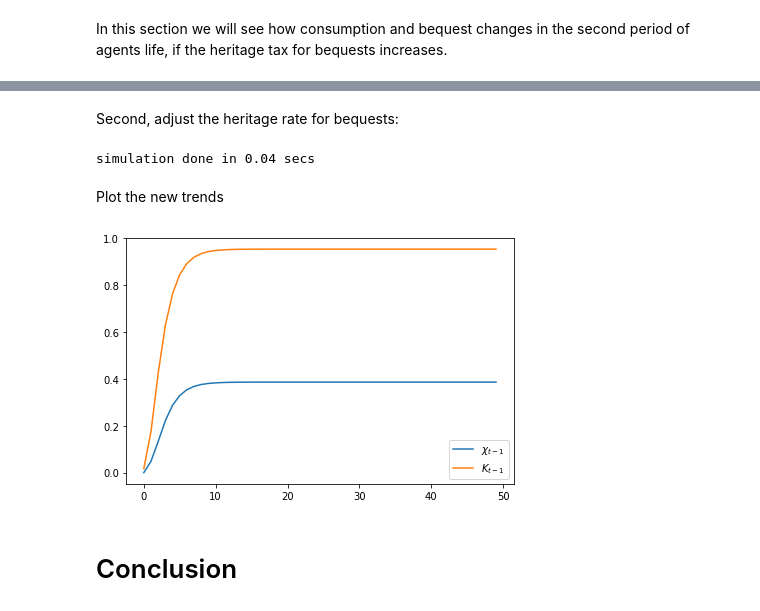
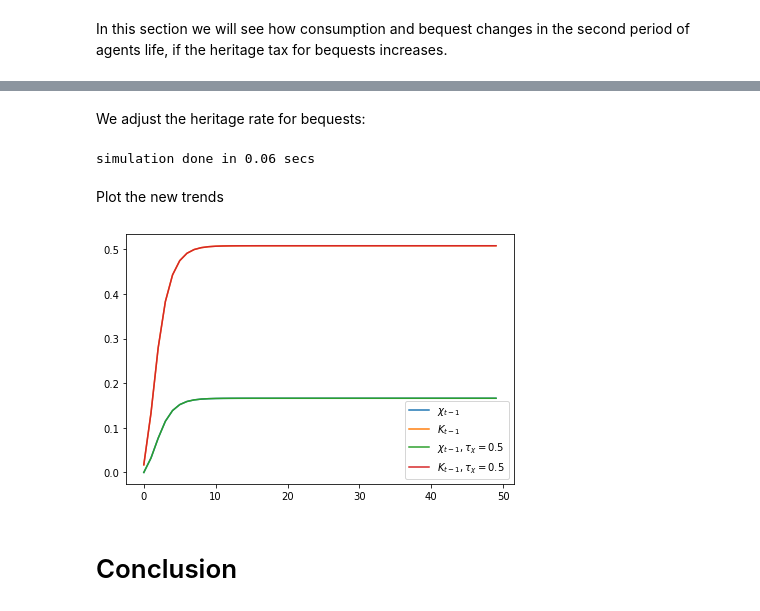
Before and after one commit to NumEconCopenhagen/projects-2023-f-m-r-23, a Jupyter notebook: modelproject/modelproject.ipynb, the cells around one changed output, grey strips where cells are left out. Cells and saved outputs as stored; diff of their text form; code cells hidden in the pictures.

```diff
--- a/modelproject/modelproject.ipynb
+++ b/modelproject/modelproject.ipynb
@@ -212,6 +213,9 @@ K_ss_model1 = sim.K_lag[-1]
 B_ss = sim.B_lag[-1]
 G_ss = sim.G[-1]
 chi_SS = sim.chi[-1]
+
+chi_base = model.sim.chi_lag
+k_base = model.sim.K_lag
 # %% [markdown]
 You can always solve a model numerically.
 
@@ -309,14 +302,14 @@ fig.tight_layout()
 # %% [markdown]
-Second, adjust the heritage rate for bequests:
+We adjust the heritage rate for bequests:
 # %%
 par = model.par # SimpeNamespace
 sim = model.sim # SimpeNamespace
 
 
 # c. government
-par.tau_w = 0.001
+par.tau_w = 0.0
 par.tau_r = 0.0
-par.tau_gamma = 0.0
+par.tau_gamma = 0.5
 
 sim.balanced_budget[:] = True # G changes to achieve this
 
@@ -326,18 +319,21 @@ par.K_lag_ini = 0.1*K_ss
 
 model.simulate()
 # %% [output]
-simulation done in 0.04 secs
+simulation done in 0.06 secs
 # %% [markdown]
 Plot the new trends
 # %%
 fig = plt.figure(figsize=(6,6/1.5))
 ax = fig.add_subplot(1,1,1)
-ax.plot(model.sim.chi_lag,label=r'$\chi_{t-1}$')
-ax.plot(model.sim.K_lag,label=r'$K_{t-1}$')
+ax.plot(chi_base,label=r'$\chi_{t-1}$')
+ax.plot(k_base,label=r'$K_{t-1}$')
+ax.plot(model.sim.chi_lag,label=r'$\chi_{t-1}, \tau_{\chi}=0.5$')
+ax.plot(model.sim.K_lag,label=r'$K_{t-1}, \tau_{\chi}=0.5$')
+
 ax.legend(frameon=True)
 fig.tight_layout()
 # %% [output]
-[figure, old version]
+[figure, new version]
 # %% [markdown]
 # Conclusion
 # %% [markdown]
```
Also changed, not shown: parts of 9 cells of this notebook, 1 other file.
